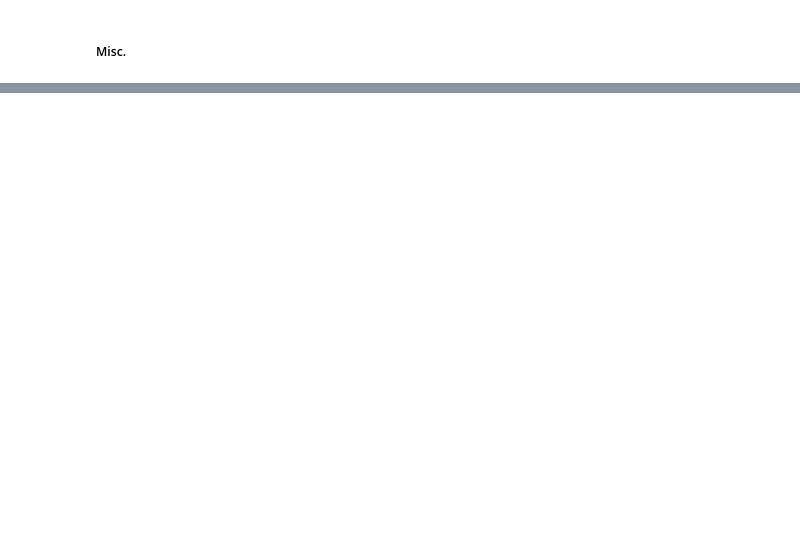
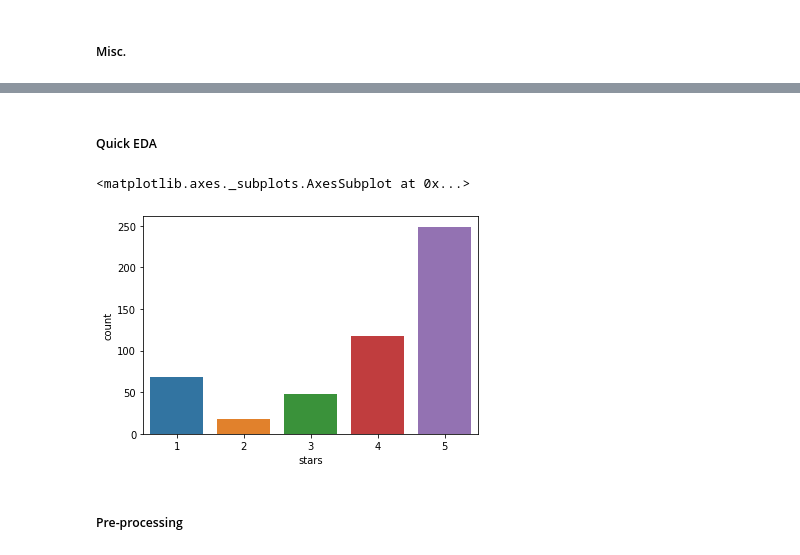
Before and after one commit to tanveed/team-t, a Jupyter notebook: NLP Yelp.ipynb, the cells around one changed output, grey strips where cells are left out. Drawn from its saved outputs; the diff is of its cells as text; code cells hidden in the pictures; blank space fills up the shorter version.

```diff
--- a/NLP Yelp.ipynb
+++ b/NLP Yelp.ipynb
@@ -968,0 +1082,4 @@ sns.countplot(all_preds["final_pred"])
+# %%
+c8 = pd.read_json("./yelp_challenge_8_with_answers.jsonl", lines = True)
+print(c8.shape)
+c8.head()
@@ -968,0 +1094,9 @@ sns.countplot(all_preds["final_pred"])
+# %% [markdown]
+##### Quick EDA
+# %%
+sns.countplot(c8['stars'])
+# %% [output]
+<matplotlib.axes._subplots.AxesSubplot at 0x...>
+[figure, added]
+# %% [markdown]
+##### Pre-processing
```
Also changed, not shown: parts of 67 cells of this notebook, 1 other file.
